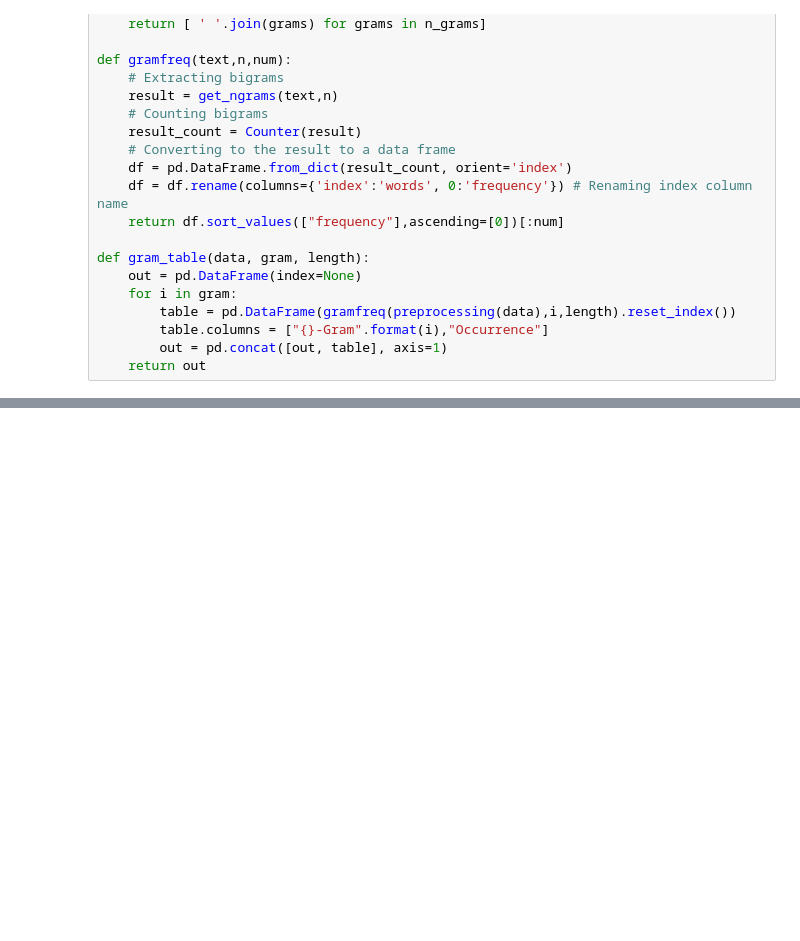
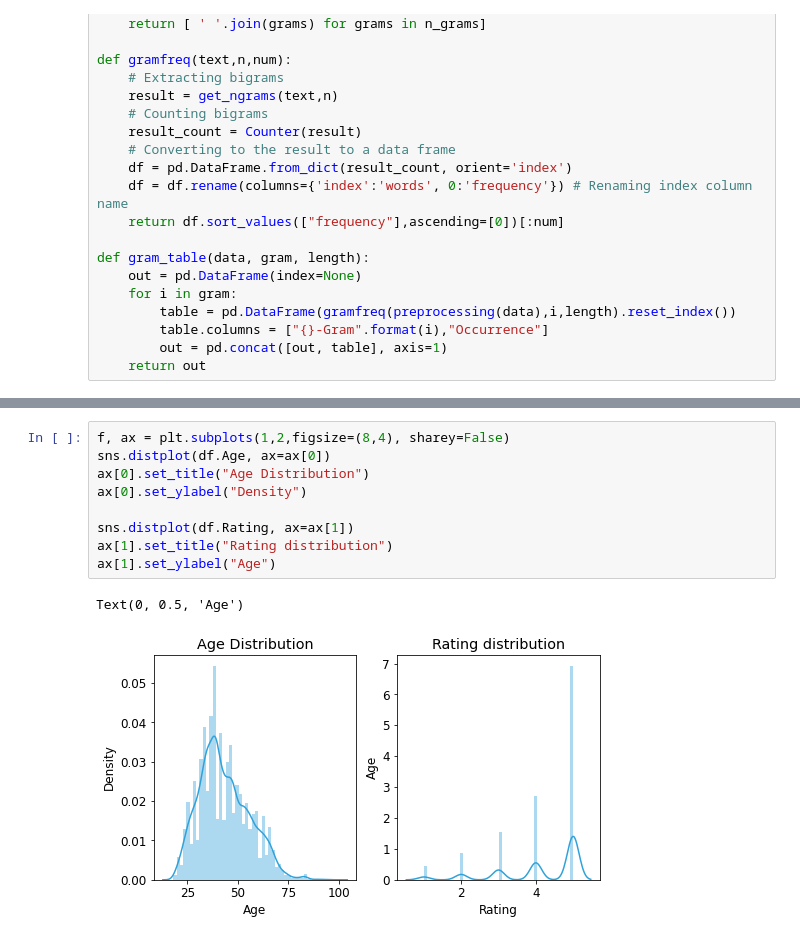
Before and after one commit to Korma96/SIAP, a Jupyter notebook: src/notebooks/EDA.ipynb, the cells around one changed output, grey strips where cells are left out. Cells and saved outputs as stored; diff of their text form; blank space fills up the shorter version.

```diff
--- a/src/notebooks/EDA.ipynb
+++ b/src/notebooks/EDA.ipynb
@@ -293,0 +323,12 @@ Recommended Items
+# %%
+f, ax = plt.subplots(1,2,figsize=(8,4), sharey=False)
+sns.distplot(df.Age, ax=ax[0])
+ax[0].set_title("Age Distribution")
+ax[0].set_ylabel("Density")
+
+sns.distplot(df.Rating, ax=ax[1])
+ax[1].set_title("Rating distribution")
+ax[1].set_ylabel("Age")
+# %% [output]
+Text(0, 0.5, 'Age')
+[figure, added]
```
Also changed, not shown: parts of 14 cells of this notebook.
